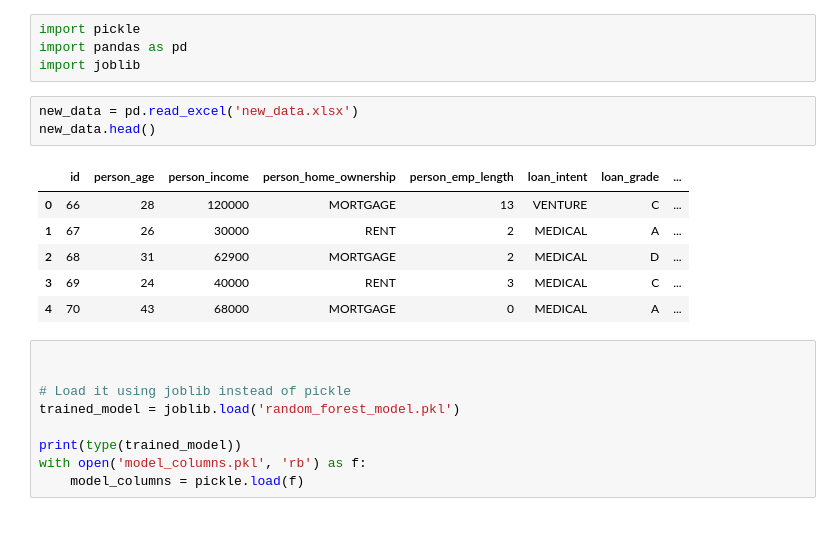
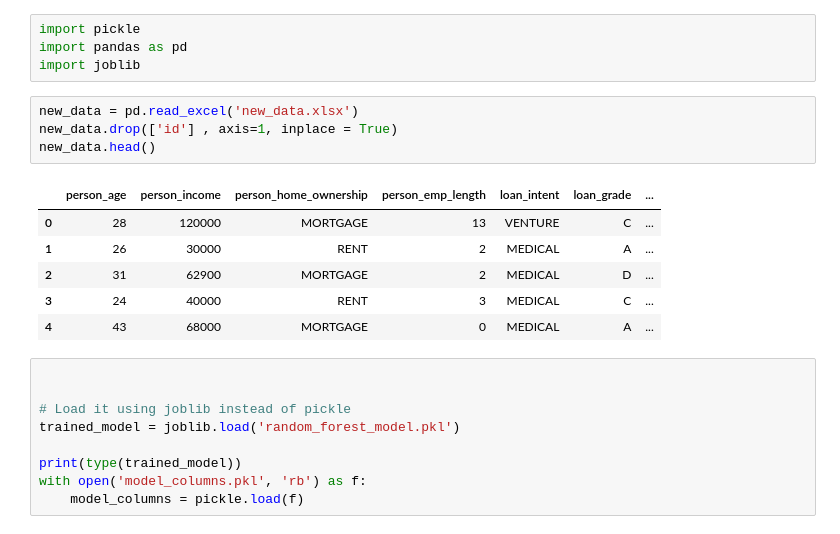
Before and after one commit to Bhargavi0608/Learning_repo, a Jupyter notebook: predictor.ipynb, the cells around one changed output. Cells and saved outputs as stored; diff of their text form.

```diff
--- a/predictor.ipynb
+++ b/predictor.ipynb
@@ -4,14 +4,15 @@ import pandas as pd
 import joblib
 # %%
 new_data = pd.read_excel('new_data.xlsx')
+new_data.drop(['id'] , axis=1, inplace = True)
 new_data.head()
 # %% [output]
-|  | id | person_age | person_income | person_home_ownership | person_emp_length | loan_intent | loan_grade | ... |
-| 0 | 66 | 28 | 120000 | MORTGAGE | 13 | VENTURE | C | ... |
-| 1 | 67 | 26 | 30000 | RENT | 2 | MEDICAL | A | ... |
-| 2 | 68 | 31 | 62900 | MORTGAGE | 2 | MEDICAL | D | ... |
-| 3 | 69 | 24 | 40000 | RENT | 3 | MEDICAL | C | ... |
-| 4 | 70 | 43 | 68000 | MORTGAGE | 0 | MEDICAL | A | ... |
+|  | person_age | person_income | person_home_ownership | person_emp_length | loan_intent | loan_grade | ... |
+| 0 | 28 | 120000 | MORTGAGE | 13 | VENTURE | C | ... |
+| 1 | 26 | 30000 | RENT | 2 | MEDICAL | A | ... |
+| 2 | 31 | 62900 | MORTGAGE | 2 | MEDICAL | D | ... |
+| 3 | 24 | 40000 | RENT | 3 | MEDICAL | C | ... |
+| 4 | 43 | 68000 | MORTGAGE | 0 | MEDICAL | A | ... |
 # %%
 
 
```
Also changed, not shown: parts of 2 cells of this notebook, 9 other files.
